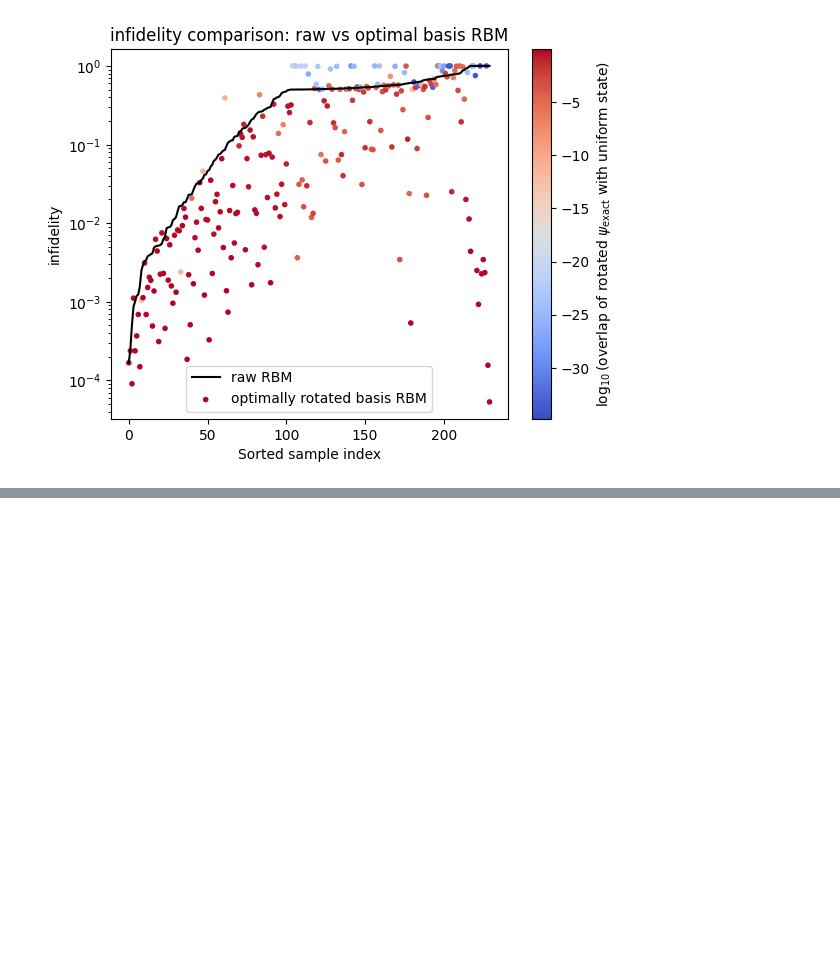
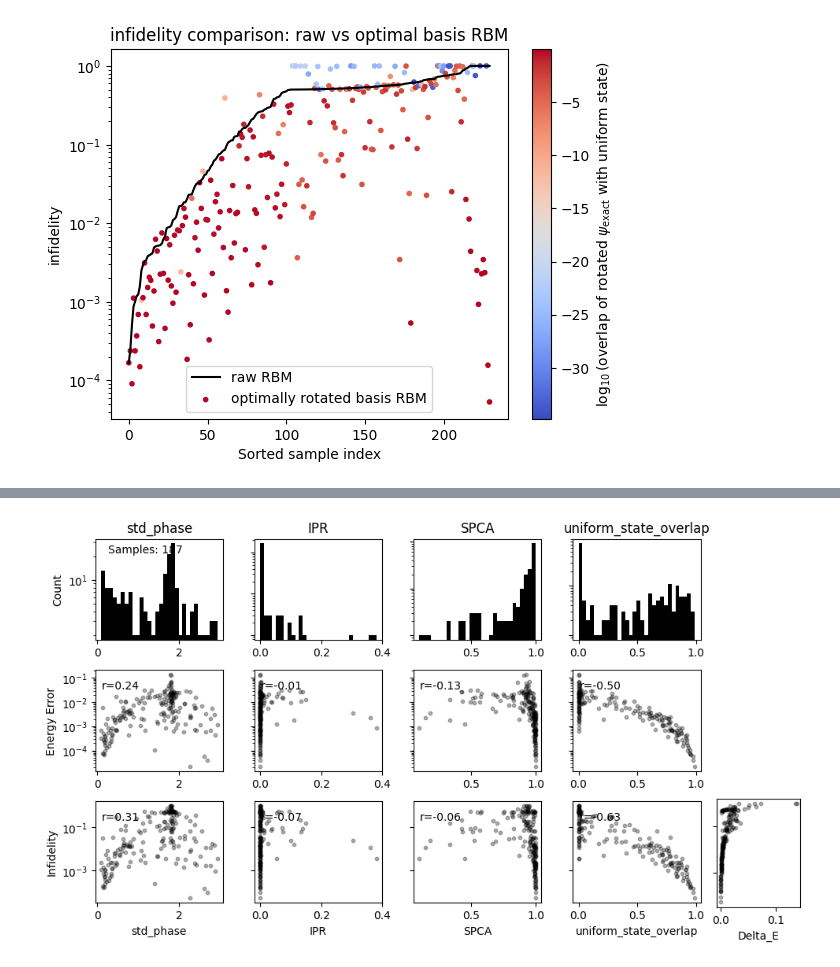
Before and after one commit to NilsNiggemann/DataMiningRBMs, a Jupyter notebook: ana_notebooks/optimal_rotations.ipynb, the cells around one changed output, grey strips where cells are left out. Saved outputs shown, nothing was run; the diff lists cells and outputs as text; code cells hidden in the pictures; blank space fills up the shorter version.

```diff
--- a/ana_notebooks/optimal_rotations.ipynb
+++ b/ana_notebooks/optimal_rotations.ipynb
@@ -307,0 +320,88 @@ sortedopt.head()
+# %%
+def plotCorrelations(df_eval, hypotheses, plt_fig=None, text_offset=None, color="black", alphamod=1., ylog=False, xlog=False, pearson=False):
+    scatter_size = 10
+    N = len(hypotheses)
+    if plt_fig is None:
+        fig = plt.figure(figsize=(0.6*4*N + 1, 0.6*10))  # Extra width for colorbar
+        gs = gridspec.GridSpec(3, N+1, width_ratios=[1]*N + [0.08], wspace=0.3, hspace=0.3)
+        axes = np.empty((3, N), dtype=object)
+        for row in range(3):
+            for col in range(N):
+                axes[row, col] = fig.add_subplot(gs[row, col])
+        bottom_right_ax = fig.add_subplot(gs[-1, -1])
+
+    else:
+        fig = plt_fig
+        all_axes = fig.get_axes()
+        axes = np.array(all_axes[:3*N]).reshape(3, N)
+        bottom_right_ax = all_axes[-1]
+        # The last axis (all_axes[3*N]) is the colorbar or extra axis
+
+    for idx, name in enumerate(hypotheses.keys()):
+        if name == "mean_phase":
+            data = df_eval[name].abs()
+            title = f"|{name}|"
+        else:
+            data = df_eval[name]
+            title = name
+        axes[0, idx].hist(data, bins=30, color=color,alpha = alphamod)
+        axes[0, idx].set_title(title)
+        if idx == 0:
+            axes[0, 0].set_ylabel("Count")
+        else:
+            axes[0, idx].tick_params(axis='y', labelleft=False)
+
+        scatter = axes[1, idx].scatter(data, df_eval["Delta_E"], alpha=0.3*alphamod, s=scatter_size, color=color)
+        if idx == 0:
+            axes[1, 0].set_ylabel("Energy Error")
+        else:
+            axes[1, idx].tick_params(axis='y', labelleft=False)
+        axes[2, idx].scatter(data, df_eval["infidelity"], alpha=0.3*alphamod, s=scatter_size, color=color)
+        axes[2, idx].set_xlabel(title)
+        if idx == 0:
+            axes[2, 0].set_ylabel("Infidelity")
+        else:
+            axes[2, idx].tick_params(axis='y', labelleft=False)
+
+        if ylog:
+            # apply log scale to y-axis for all three rows for this column
+            axes[0, idx].set_yscale('log')
+            axes[1, idx].set_yscale('log')
+            axes[2, idx].set_yscale('log')
+        if xlog:
+            axes[0, idx].set_xscale('log')
+            axes[1, idx].set_xscale('log')
+            axes[2, idx].set_xscale('log')
+        if pearson:
+            from scipy.stats import pearsonr
+            r_deltaE, _ = pearsonr(data, df_eval["Delta_E"])
+            r_infidelity, _ = pearsonr(data, df_eval["infidelity"])
+            axes[1, idx].text(0.05, 0.9, f"r={r_deltaE:.2f}", transform=axes[1, idx].transAxes, fontsize=10, color=color, ha="left", va="top")
+            axes[2, idx].text(0.05, 0.9, f"r={r_infidelity:.2f}", transform=axes[2, idx].transAxes, fontsize=10, color=color, ha="left", va="top")
+    plt.tight_layout()
+
+    bottom_right_ax.set_position([0.87, 0.1, 0.1, 0.23])
+    bottom_right_ax.tick_params(axis='y', labelleft=False)
+    bottom_right_ax.scatter(df_eval["Delta_E"], df_eval["infidelity"], alpha=0.3*alphamod, s=scatter_size, color=color)
+    bottom_right_ax.set_xlabel("Delta_E")
+    if ylog:
+        bottom_right_ax.set_yscale('log')
+    if text_offset is None:
+        text_offset = [0,0]
+        if plt_fig is not None:
+            text_offset = [0.0,-0.15]
+    text_pos = np.array([0.1, 0.95]) + np.array(text_offset)
+    axes[0, 0].text(*text_pos, f"Samples: {len(df_eval)}", transform=axes[0, 0].transAxes, fontsize=10, color=color, ha="left", va="top")
+    return fig
+
+hyptheses_trim = {
+    "std_phase" : std_phase,
+    "IPR" : ipr,
+    "SPCA" : pca_entropy,
+    "uniform_state_overlap" : uniform_state_overlap,
+}
+infidelityrange = (0,1)
+df_eval = filter_dataframe_by_range(filt_sortedopt, 'infidelity', *infidelityrange)
+plt_fig = plotCorrelations(df_eval,hyptheses_trim,ylog=True,xlog=False,pearson=True)
+# %% [output]
+[figure, added]
```
Also changed, not shown: parts of 8 cells of this notebook, 2 other files.
